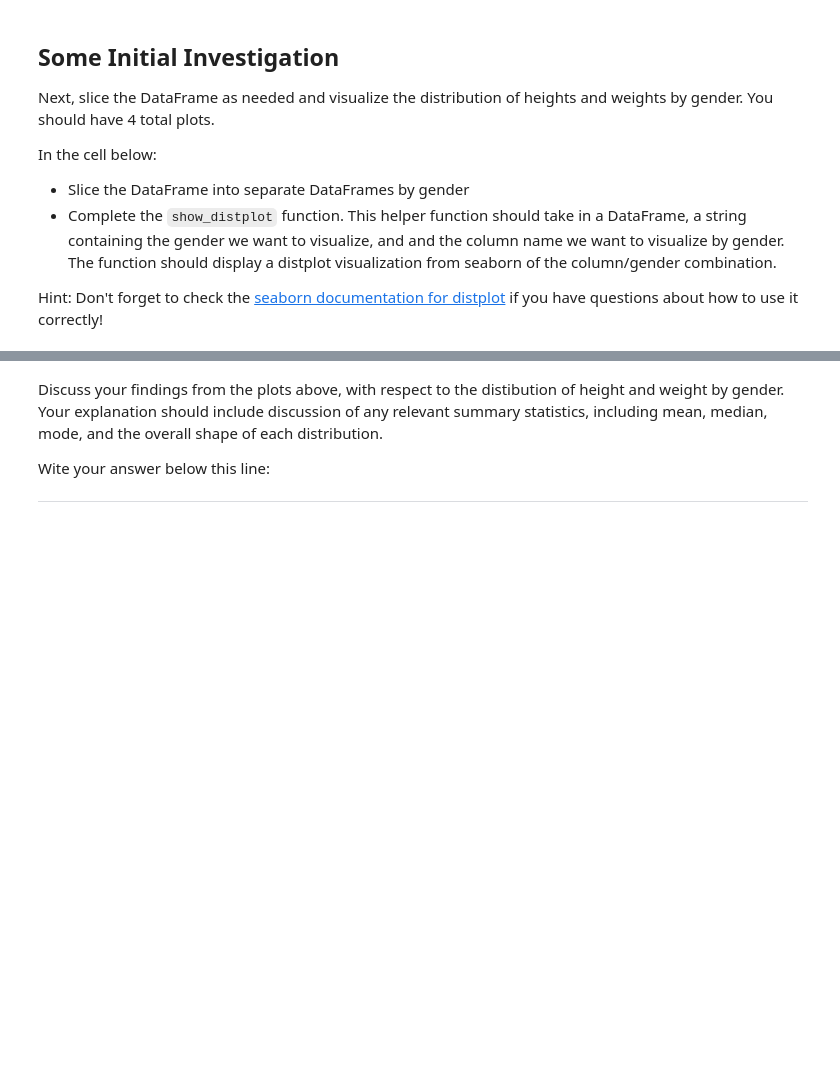
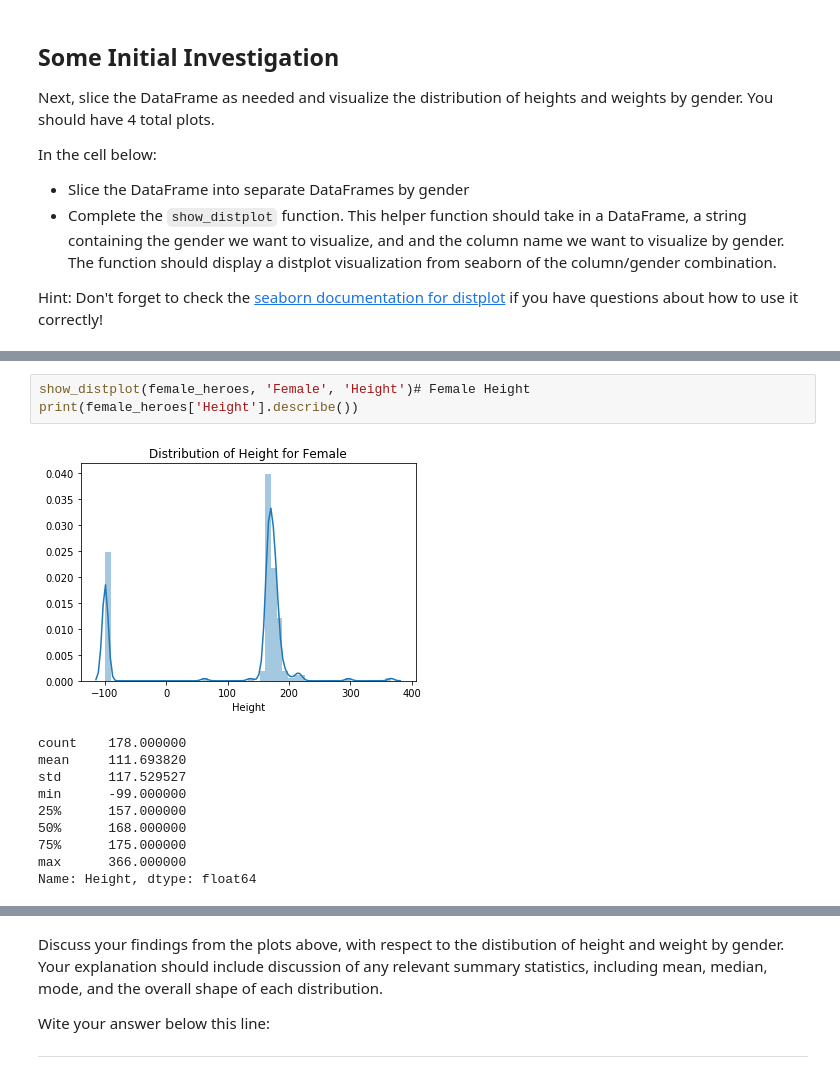
Before and after one commit to akelly66/Flatiron-School, a Jupyter notebook: Mod01/Section04/dsc-1-04-13-project-data-cleaning-online-ds-pt-041519/index.ipynb, the cells around one changed output, grey strips where cells are left out. Saved outputs shown, nothing was run; the diff lists cells and outputs as text; blank space fills up the shorter version.

```diff
--- a/Mod01/Section04/dsc-1-04-13-project-data-cleaning-online-ds-pt-041519/index.ipynb
+++ b/Mod01/Section04/dsc-1-04-13-project-data-cleaning-online-ds-pt-041519/index.ipynb
@@ -196,0 +253,14 @@ def show_distplot(dataframe, gender, column_name):
+# %%
+show_distplot(female_heroes, 'Female', 'Height')# Female Height
+print(female_heroes['Height'].describe())
+# %% [output]
+[figure, added]
+count    178.000000
+mean     111.693820
+std      117.529527
+min      -99.000000
+25%      157.000000
+50%      168.000000
+75%      175.000000
+max      366.000000
+Name: Height, dtype: float64
```
Also changed, not shown: parts of 29 cells of this notebook.
